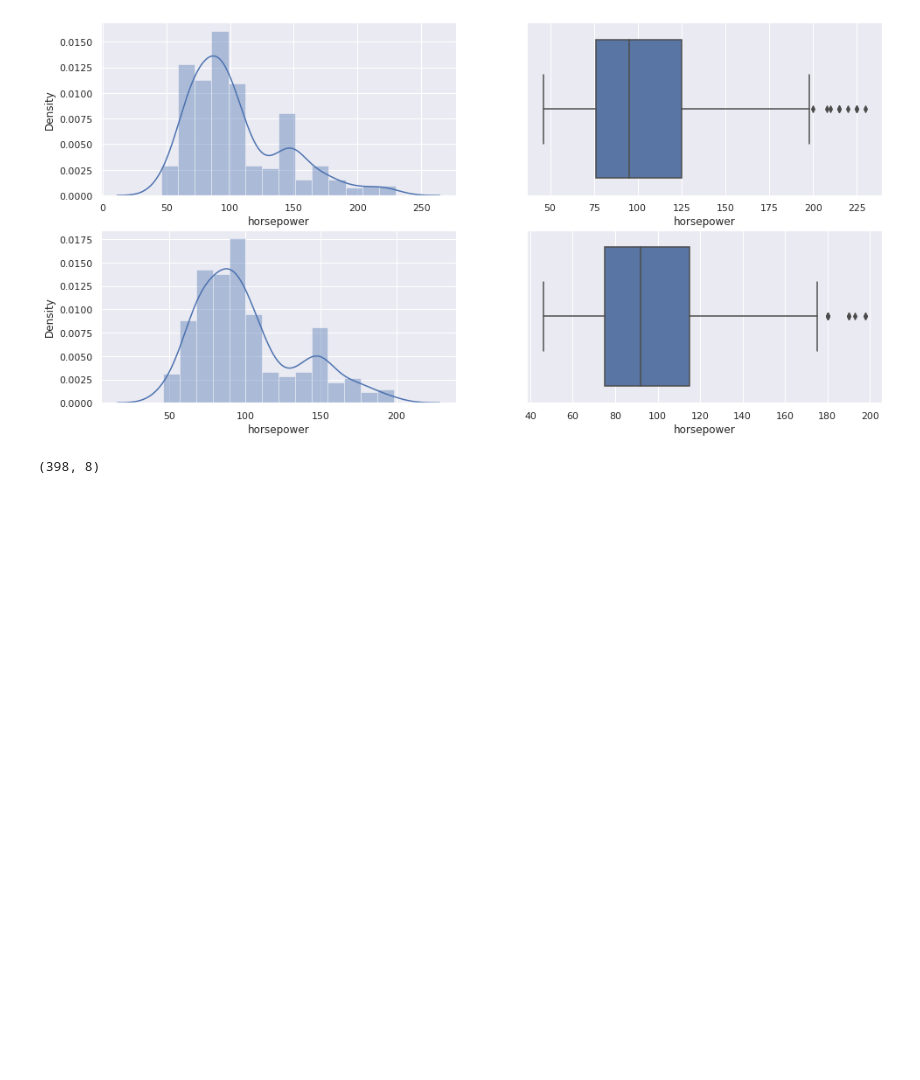
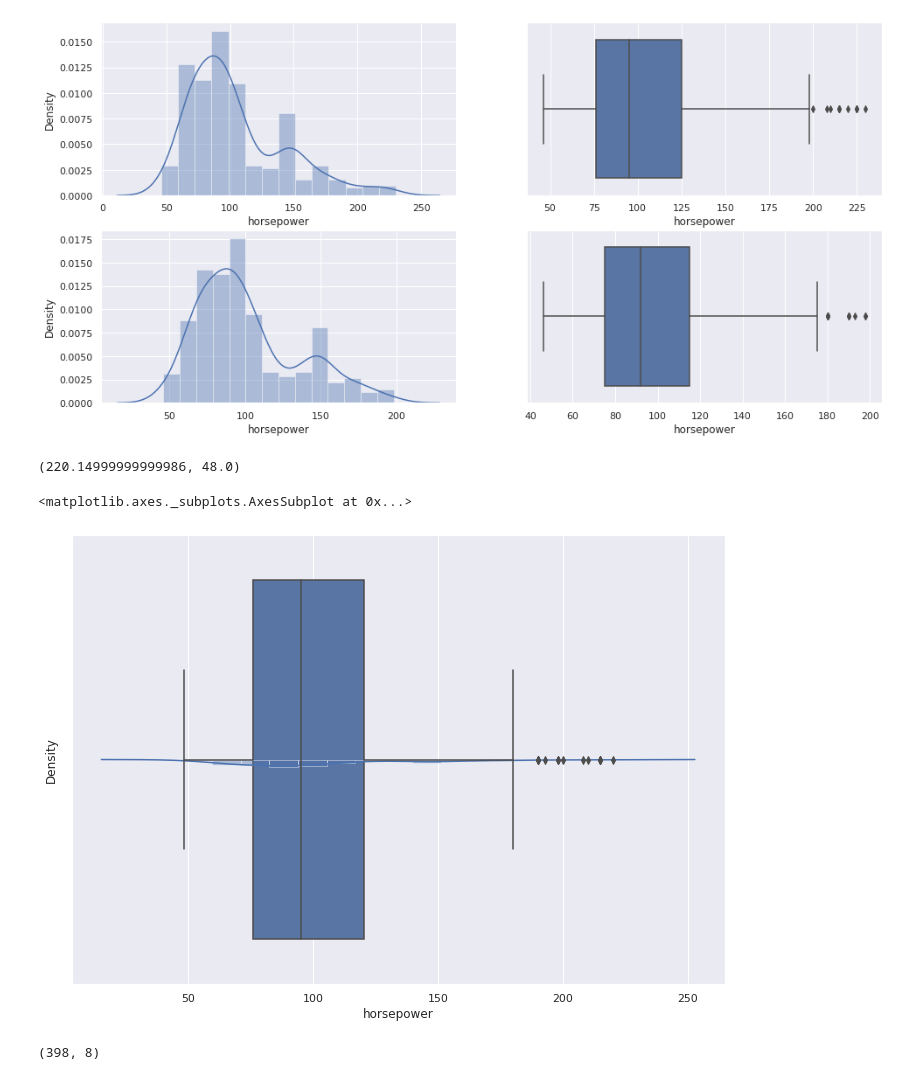
Before and after one commit to MuhammadTalha944/Detecting-and-Removing-Outlers-from-Dataset, a Jupyter notebook: Detecting_and_removing_Outlers.ipynb, the cells around one changed output. Cells and saved outputs as stored; diff of their text form; code cells hidden in the pictures; blank space fills up the shorter version.

```diff
--- a/Detecting_and_removing_Outlers.ipynb
+++ b/Detecting_and_removing_Outlers.ipynb
@@ -318,6 +318,21 @@ sns.boxplot(new_df_h['horsepower'])
 plt.show()
 # %% [output]
 [figure]
+# %%
+#Removing outliers using Percentile and threshhold value
+upper_limit_h = df_cars['horsepower'].quantile(0.99)
+lower_limit_h = df_cars['horsepower'].quantile(0.01)
+upper_limit_h , lower_limit_h
+# %% [output]
+(220.14999999999986, 48.0)
+# %%
+new_df_percentile_horsepower = df_cars[(df_cars['horsepower'] <= upper_limit_h) & (df_cars['horsepower'] >= lower_limit_h)]
+# %%
+sns.distplot(new_df_percentile_horsepower['horsepower'])
+sns.boxplot(new_df_percentile_horsepower['horsepower'])
+# %% [output]
+<matplotlib.axes._subplots.AxesSubplot at 0x...>
+[figure, added]
 # %%
 #Capping for removing outliers
 new_df_cap = df_cars.copy()
```
Also changed, not shown: parts of 3 cells of this notebook.
